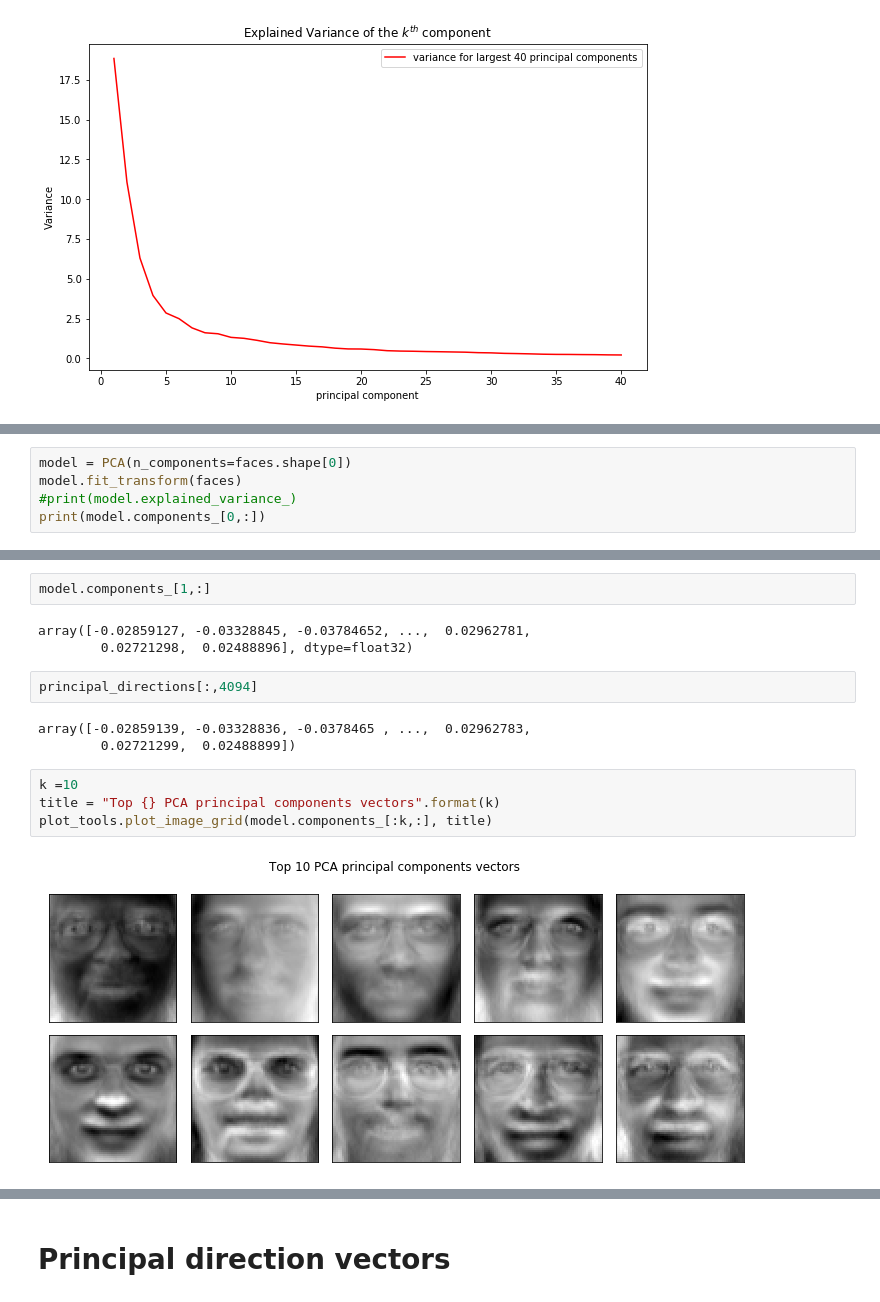
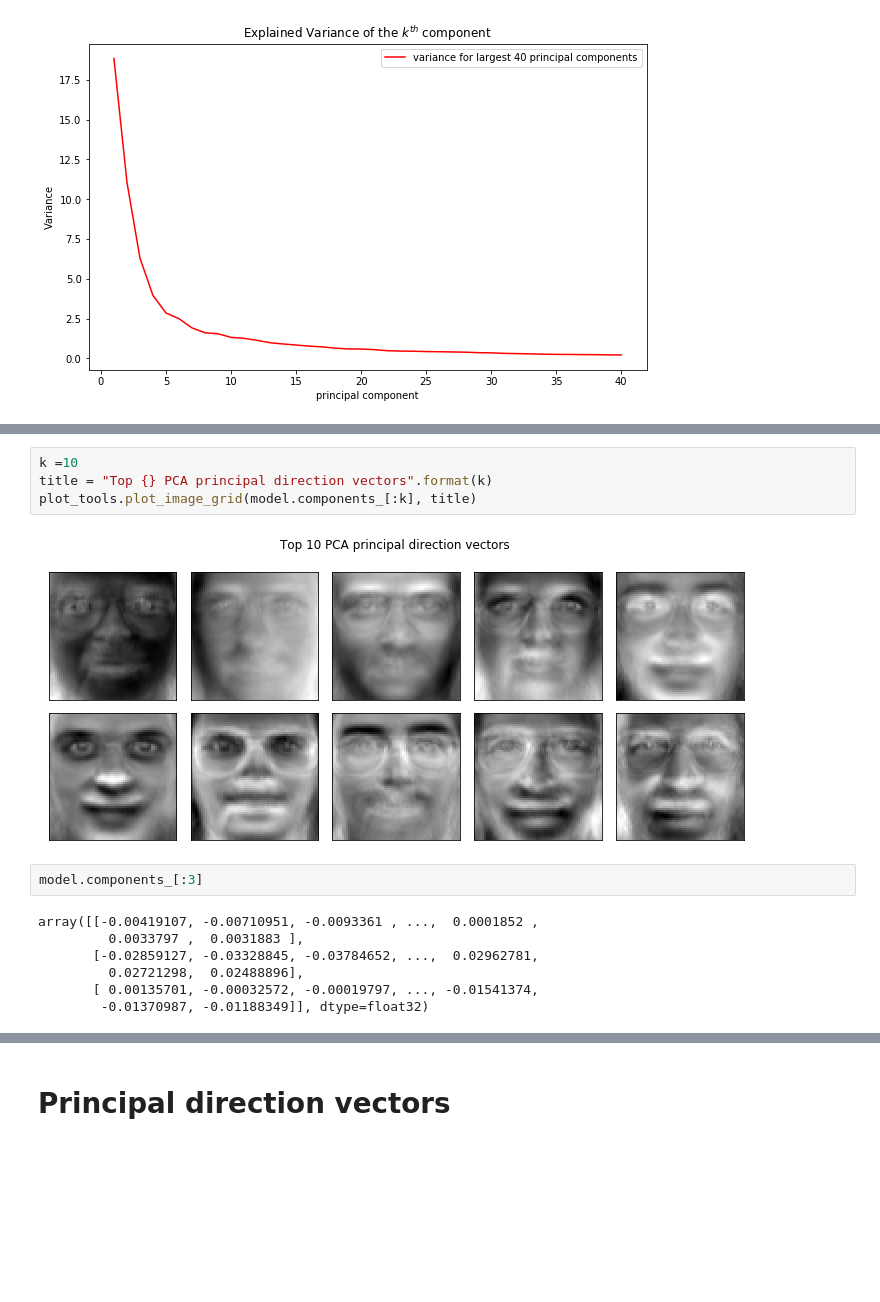
Before and after one commit to ygrepo/Class-Mathematical-Foundations-Data-Sciences, a Jupyter notebook: hw/hw2/faces/ex4_b.ipynb, the cells around one changed output, grey strips where cells are left out. Drawn from its saved outputs; the diff is of its cells as text; blank space fills up the shorter version.

```diff
--- a/hw/hw2/faces/ex4_b.ipynb
+++ b/hw/hw2/faces/ex4_b.ipynb
@@ -66,5 +79,0 @@ plt.show();
-# %%
-model = PCA(n_components=faces.shape[0])
-model.fit_transform(faces)
-#print(model.explained_variance_)
-print(model.components_[0,:])
@@ -79,16 +91,15 @@ array([-0.0041911 , -0.0071095 , -0.00933609, ...,  0.00018516,
+# %%
+k =10
+title = "Top {} PCA principal direction vectors".format(k)
+plot_tools.plot_image_grid(model.components_[:k], title)
+# %% [output]
+[figure, added]
 # %%
-model.components_[1,:]
+model.components_[:3]
 # %% [output]
-array([-0.02859127, -0.03328845, -0.03784652, ...,  0.02962781,
-        0.02721298,  0.02488896], dtype=float32)
+array([[-0.00419107, -0.00710951, -0.0093361 , ...,  0.0001852 ,
+         0.0033797 ,  0.0031883 ],
+       [-0.02859127, -0.03328845, -0.03784652, ...,  0.02962781,
+         0.02721298,  0.02488896],
+       [ 0.00135701, -0.00032572, -0.00019797, ..., -0.01541374,
+        -0.01370987, -0.01188349]], dtype=float32)
-# %%
-principal_directions[:,4094]
-# %% [output]
-array([-0.02859139, -0.03328836, -0.0378465 , ...,  0.02962783,
-        0.02721299,  0.02488899])
-# %%
-k =10
-title = "Top {} PCA principal components vectors".format(k)
-plot_tools.plot_image_grid(model.components_[:k,:], title)
-# %% [output]
-[figure, removed]
```
Also changed, not shown: parts of 41 cells of this notebook, 27 other files.
